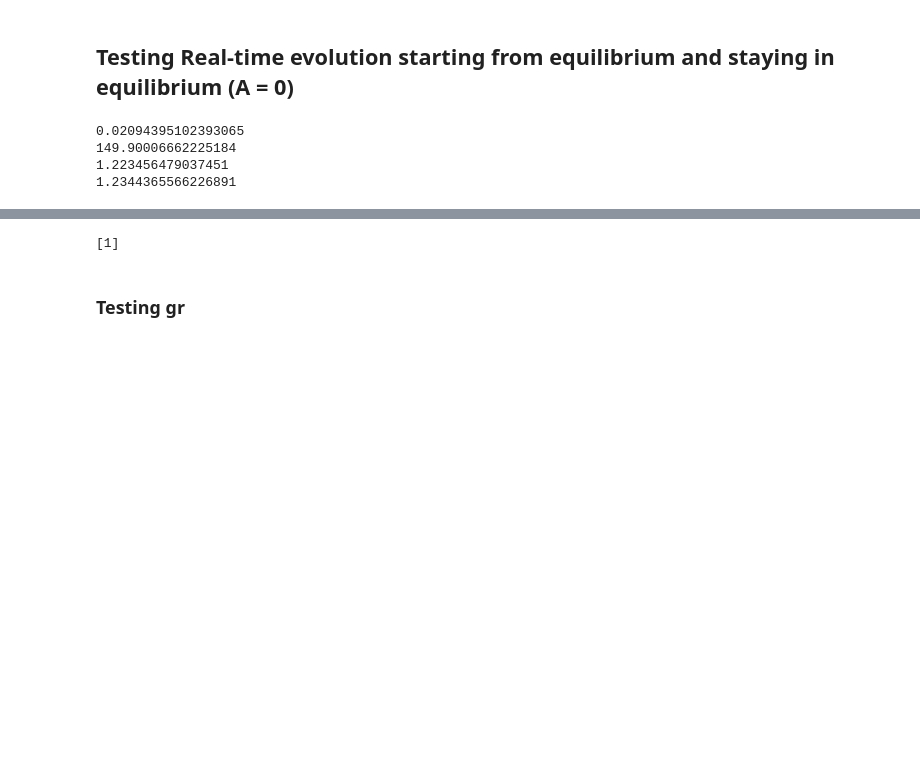
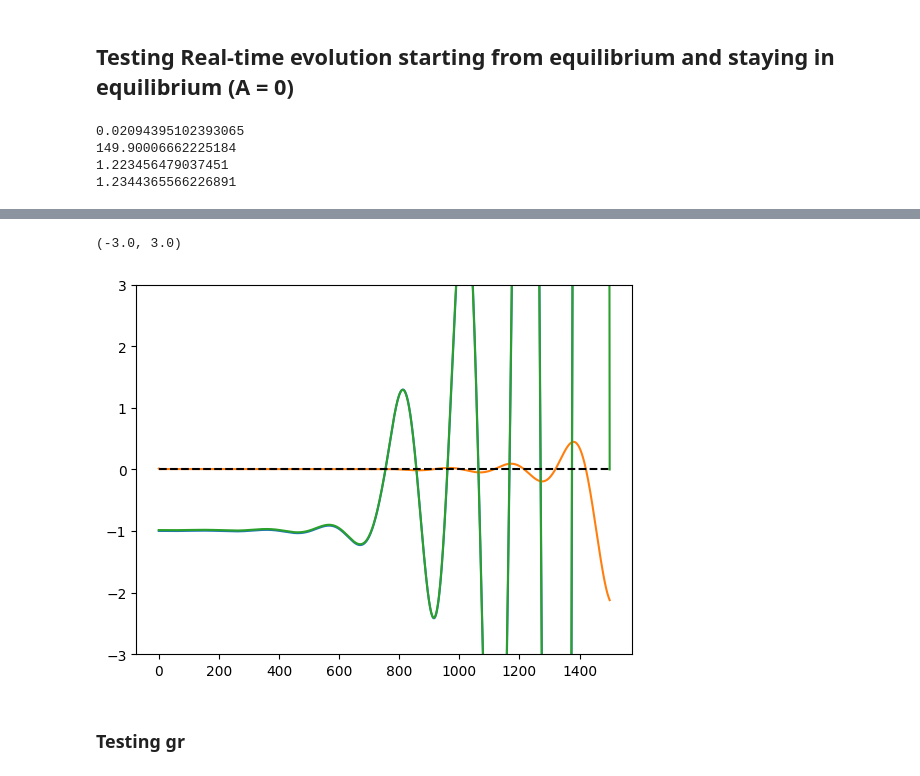
Before and after one commit to j-curtis/psBQP, a Jupyter notebook: code_testing.ipynb, the cells around one changed output, grey strips where cells are left out. Saved outputs shown, nothing was run; the diff lists cells and outputs as text; code cells hidden in the pictures; blank space fills up the shorter version.

Commit message:
all terms except diagonal seem to evolve ok, lets see

```diff
--- a/code_testing.ipynb
+++ b/code_testing.ipynb
@@ -581,8 +581,19 @@ State loaded from: /home/filip/Documents/Research/Superconducting_vortices/Keldy
-# %%
-a = [1,2]
-print(a[:-1])
-# %% [output]
-[1]
+# %%
+gr_row = initial_state.gr[-1:,:]
+conv = (gr_row @ initial_state.gr)
+plt.plot(np.real(conv.trace(0)[0,:]))
+plt.plot(np.real((- 1/2 * gr_row[-1:,-1] * initial_state.gr[-1:,:] - 1/2 * gr_row[-1:,0] * initial_state.gr[0:1,:]).trace(0))[0])
+plt.plot(np.real(conv.trace(0)[0,:]) + 1 * np.real((- 1/2 * gr_row[-1:,-1] * initial_state.gr[-1:,:] - 1/2 * gr_row[-1:,0:] * initial_state.gr.diagonal_time()).trace(0))[0])
+plt.hlines(0,0,1500, linestyles= 'dashed', color = 'black')
+plt.ylim(-3,3)
+
+#* the gk integral goes from -infty to t and t'. if t' = -infty the precise convolution with ga should give **exactly** zero -- integral is empty
+#* potential issue could be coming from F shift factors? --> are they correctly defined up to +-1?
+#* we are approximating an intergal using midpoint rule, this pattern keeps repeating, the integral with f could be problematic
+#* (in code also the index of f, F in precise convolution could also be off)
+# %% [output]
+(-3.0, 3.0)
+[figure, added]
 # %% [markdown]
 ### Testing gr
 # %%
```
Also changed, not shown: parts of 8 cells of this notebook, 7 other files.
